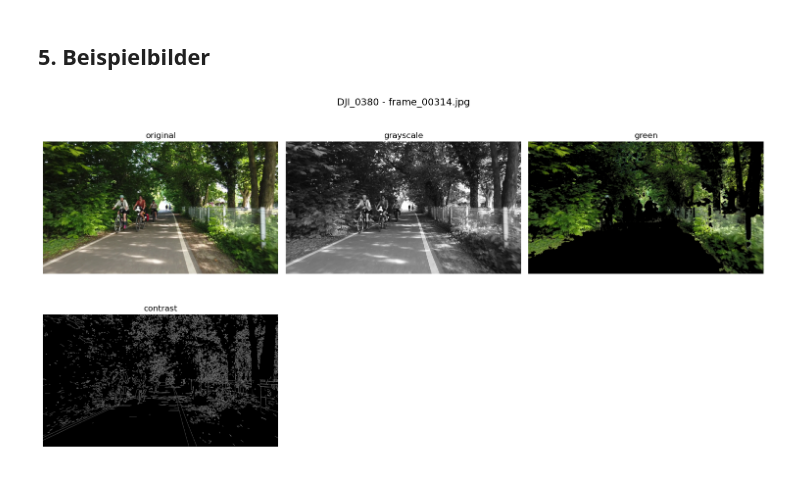
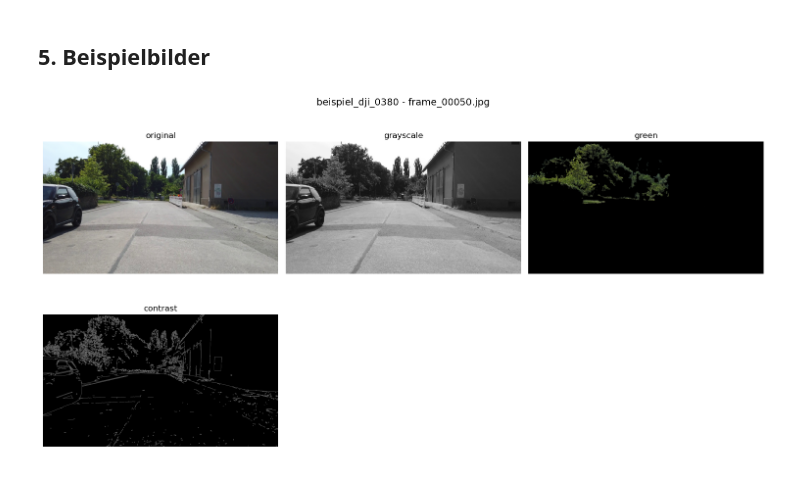
Before and after one commit to BuenyA/computer_vision_bikeability_score, a Jupyter notebook: pre_processing.ipynb, the cells around one changed output. Drawn from its saved outputs; the diff is of its cells as text; code cells hidden in the pictures.

Commit message:
Beispiel

```diff
--- a/pre_processing.ipynb
+++ b/pre_processing.ipynb
@@ -240,8 +240,8 @@ Alle Transformationen abgeschlossen.
 # %% [markdown]
 ## 5. Beispielbilder
 # %%
-SAMPLE_VIDEO = "DJI_0380"
-SAMPLE_FRAME = "frame_00314.jpg"
+SAMPLE_VIDEO = "beispiel_dji_0380"
+SAMPLE_FRAME = "frame_00050.jpg"
 
 sample_path = OUTPUT_DIR / SAMPLE_VIDEO / "original" / SAMPLE_FRAME
 
@@ -249,31 +249,31 @@ if sample_path.exists():
     bgr = cv2.imread(str(sample_path))
 
     panels = [("original", cv2.cvtColor(bgr, cv2.COLOR_BGR2RGB))]
     for name, func in TRANSFORMS.items():
         result = func(bgr)
         if result.ndim == 2:
             panels.append((name, result))
         else:
             panels.append((name, cv2.cvtColor(result, cv2.COLOR_BGR2RGB)))
 
     n = len(panels)
     cols = 3
     rows = (n + cols - 1) // cols
     fig, axes = plt.subplots(rows, cols, figsize=(15, 4 * rows))
     axes = np.array(axes).reshape(-1)
 
     for ax, (title, img) in zip(axes, panels):
         cmap = "gray" if img.ndim == 2 else None
         ax.imshow(img, cmap=cmap)
         ax.set_title(title)
         ax.axis("off")
     for ax in axes[len(panels):]:
         ax.axis("off")
 
     fig.suptitle(f"{SAMPLE_VIDEO} - {sample_path.name}", fontsize=14)
     plt.tight_layout()
     plt.show()
 else:
     print(f"Frame nicht gefunden: {sample_path}")
 # %% [output]
-[figure, old version]
+[figure, new version]
```
